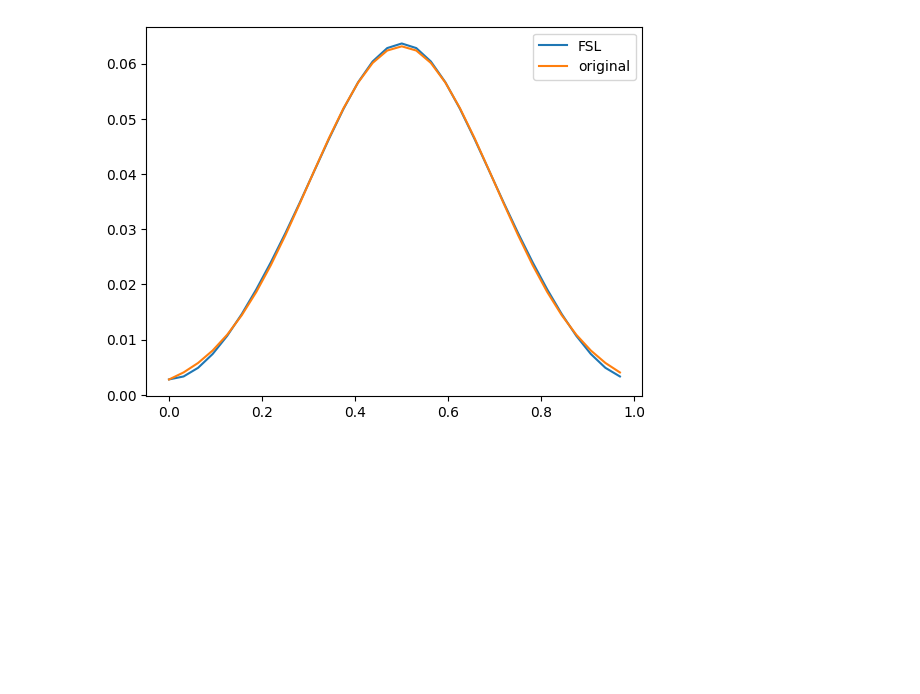
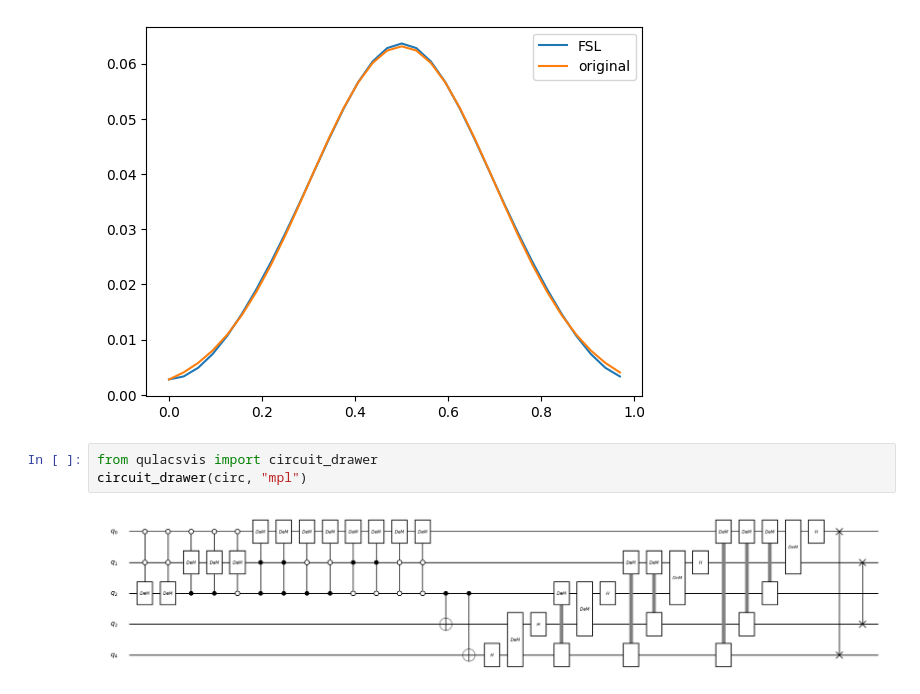
Before and after one commit to ReiMatsuzaki/qc_ft_prob, a Jupyter notebook: notebooks/06_gauss_encoding.ipynb, the cells around one changed output. Drawn from its saved outputs; the diff is of its cells as text; blank space fills up the shorter version.

```diff
--- a/notebooks/06_gauss_encoding.ipynb
+++ b/notebooks/06_gauss_encoding.ipynb
@@ -116,3 +113,8 @@ plt.legend()
 # %% [output]
 <matplotlib.legend.Legend at 0x...>
 [figure]
+# %%
+from qulacsvis import circuit_drawer
+circuit_drawer(circ, "mpl")
+# %% [output]
+[figure, added]
```
Also changed, not shown: parts of 1 cell of this notebook, 2 other files.
